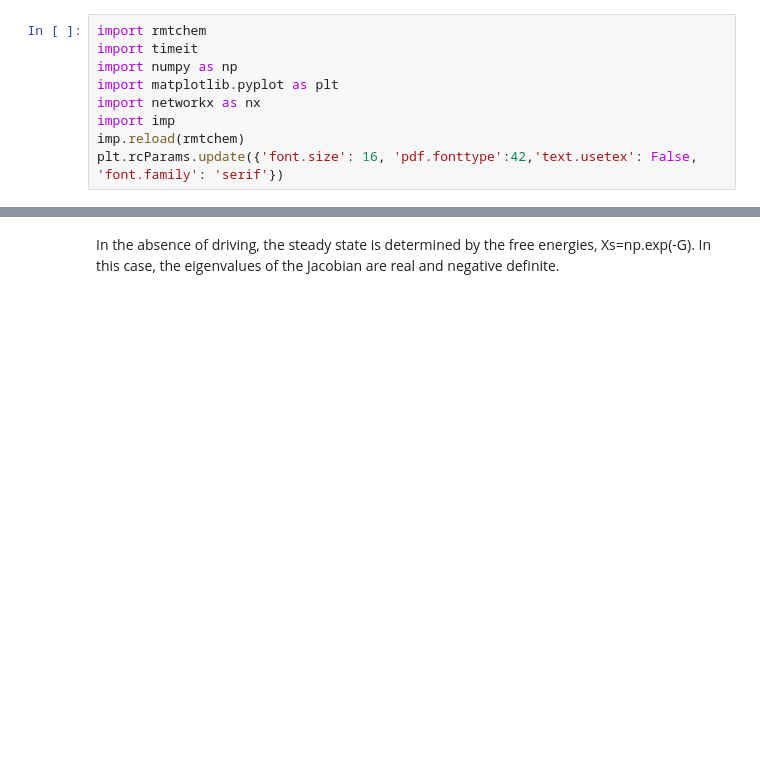
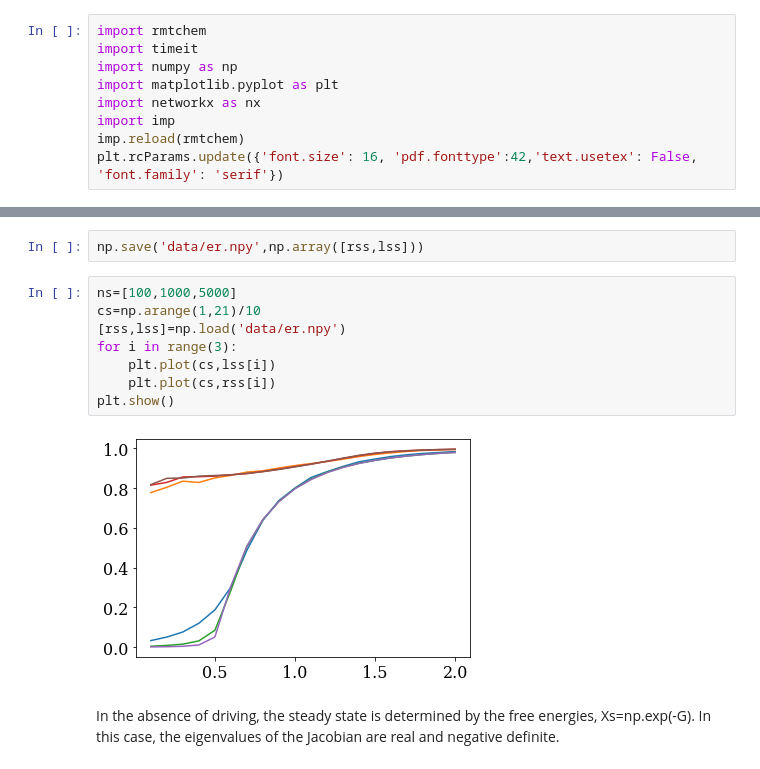
Before and after one commit to znicolaou/rmtchem, a Jupyter notebook: rmtchem.ipynb, the cells around one changed output, grey strips where cells are left out. Cells and saved outputs as stored; diff of their text form; blank space fills up the shorter version.

```diff
--- a/rmtchem.ipynb
+++ b/rmtchem.ipynb
@@ -58,3 +69,15 @@ print(stop-start,len(lcc),int(sing))
+# %%
+np.save('data/er.npy',np.array([rss,lss]))
+# %%
+ns=[100,1000,5000]
+cs=np.arange(1,21)/10
+[rss,lss]=np.load('data/er.npy')
+for i in range(3):
+    plt.plot(cs,lss[i])
+    plt.plot(cs,rss[i])
+plt.show()
+# %% [output]
+[figure, added]
 # %% [markdown]
 In the absence of driving, the steady state is determined by the free energies, Xs=np.exp(-G). In this case, the eigenvalues of the Jacobian are real and negative definite.
 # %%
```
Also changed, not shown: parts of 21 cells of this notebook, 1 other file.
